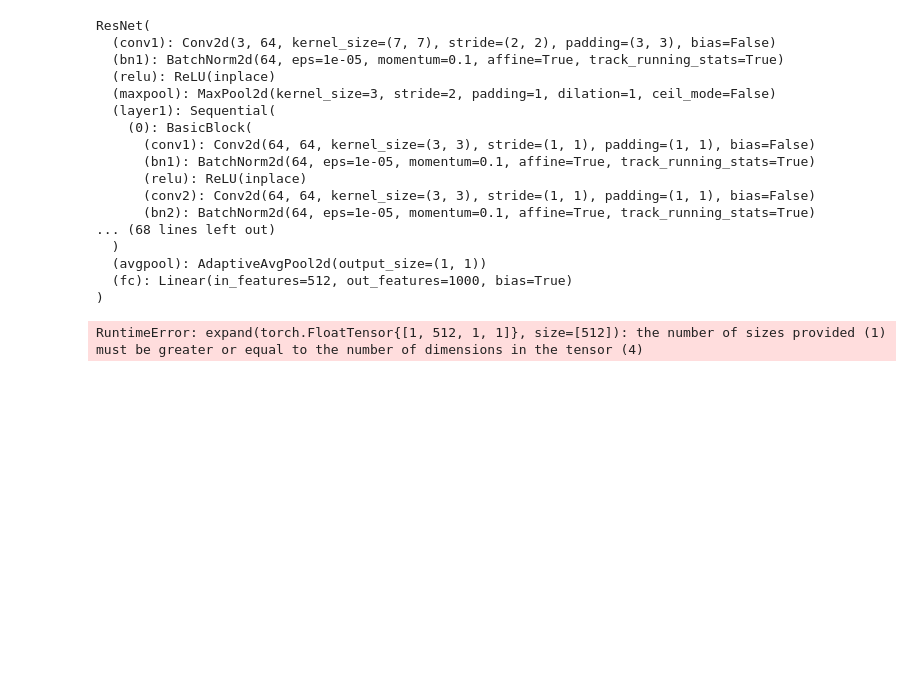
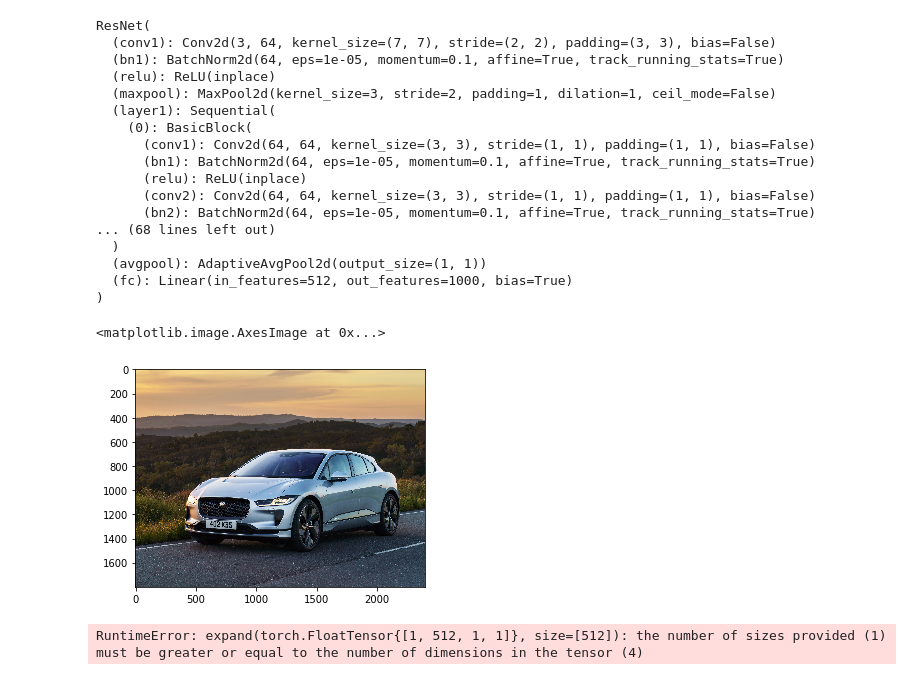
Before and after one commit to Nilanshrajput/Video_Generation_Transformer, a Jupyter notebook: vi_gen.ipynb, the cells around one changed output. Cells and saved outputs as stored; diff of their text form; code cells hidden in the pictures; blank space fills up the shorter version.

```diff
--- a/vi_gen.ipynb
+++ b/vi_gen.ipynb
@@ -115,6 +122,13 @@ def get_vector(image_name):
     h.remove()
     # 8. Return the feature vector
     return my_embedding
+# %%
+img = Image.open("img.jpg")
+# %%
+plt.imshow(img)
+# %% [output]
+<matplotlib.image.AxesImage at 0x...>
+[figure, added]
 # %%
 get_vector("img.jpg")
 # %% [output]
```
Also changed, not shown: parts of 4 cells of this notebook.
